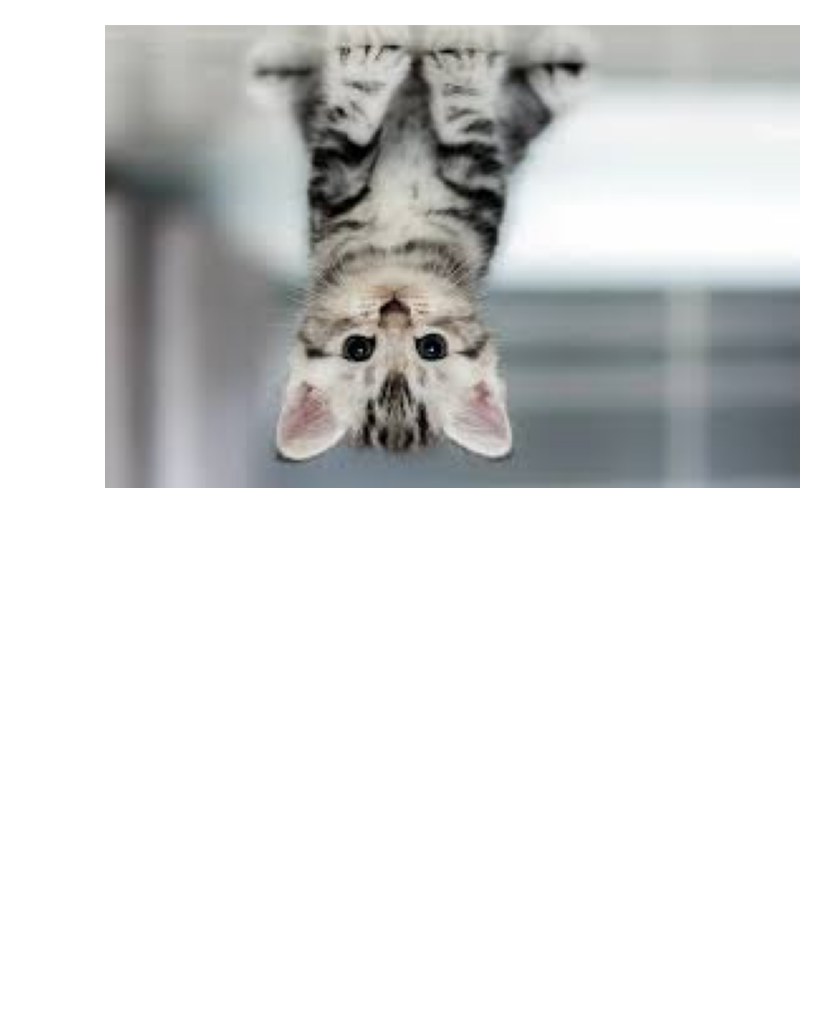
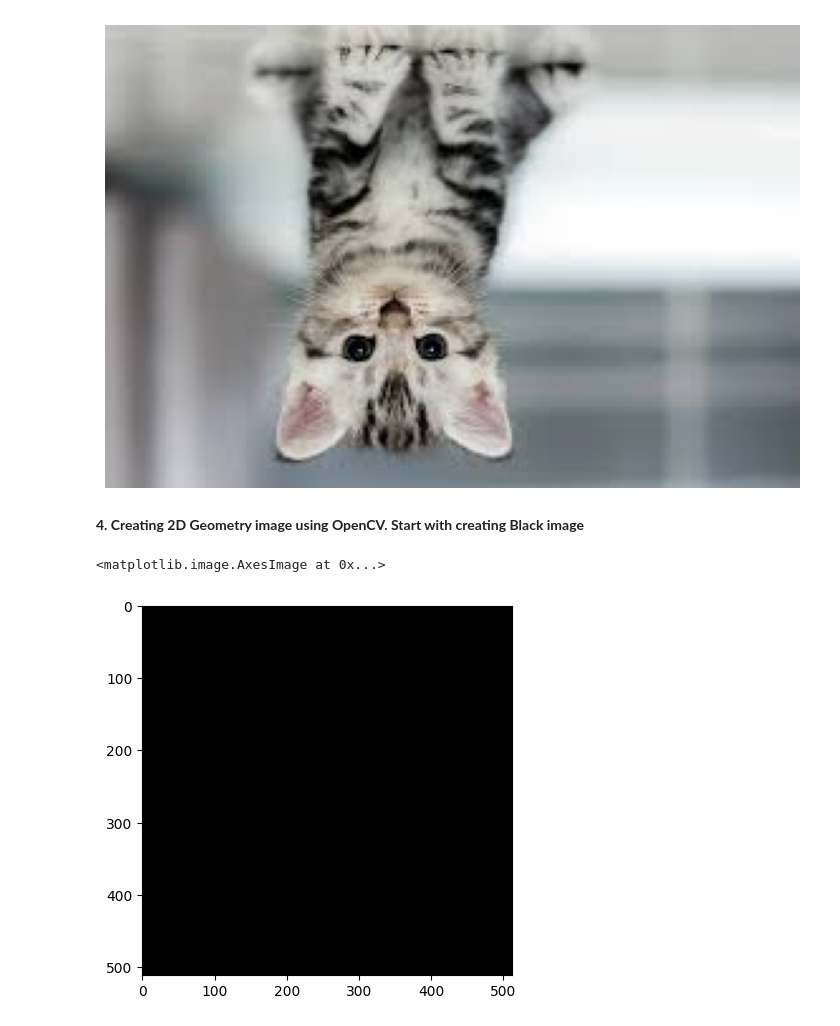
Before and after one commit to Majid5654/Erwan-Majid_PCVK_Ganjil_2025, a Jupyter notebook: Week2.ipynb, the cells around one changed output. Saved outputs shown, nothing was run; the diff lists cells and outputs as text; code cells hidden in the pictures; blank space fills up the shorter version.

```diff
--- a/Week2.ipynb
+++ b/Week2.ipynb
@@ -75,3 +75,11 @@ plt.axis('off')  # Optional: hides axis ticks
 plt.show()
 # %% [output]
 [figure]
+# %% [markdown]
+**4. Creating 2D Geometry image using OpenCV. Start with creating Black image**
+# %%
+black_img = np.zeros(shape=(512,512,3),dtype=np.int16)
+plt.imshow(black_img)
+# %% [output]
+<matplotlib.image.AxesImage at 0x...>
+[figure, added]
```
Also changed, not shown: parts of 9 cells of this notebook.
